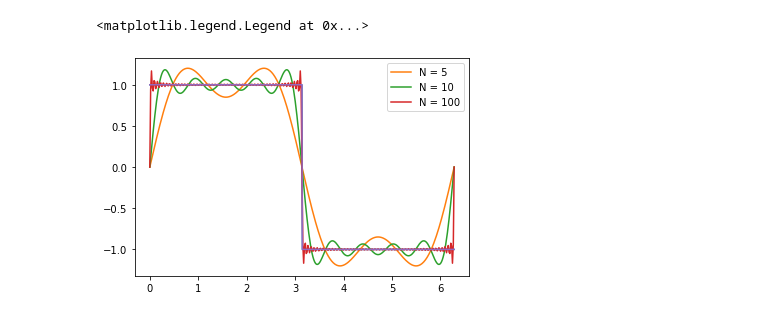
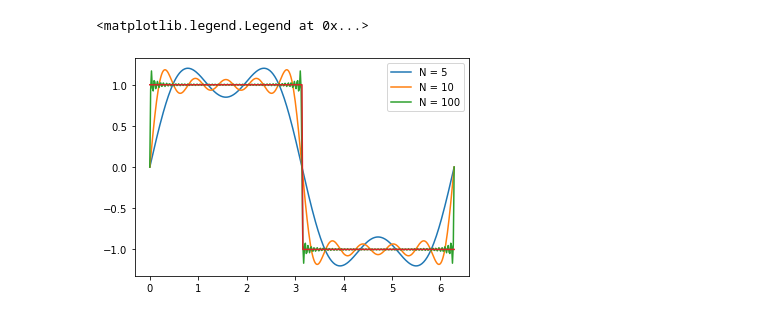
Before and after one commit to gallardo0825/fourier1-2, a Jupyter notebook: report1-2.ipynb, the cells around one changed output. Saved outputs shown, nothing was run; the diff lists cells and outputs as text; code cells hidden in the pictures.

```diff
--- a/report1-2.ipynb
+++ b/report1-2.ipynb
@@ -1,29 +1,26 @@
 # %%
 import math
 import numpy as np
 %matplotlib inline
 import matplotlib.pyplot as plt
-t = np.arange(0,2*np.pi,0.01)
-n = len(t)
-y = np.zeros(n)
-for i in range(n):
-   if t[i] <= np.pi:
+d = 360
+theta = np.linspace(0,2*np.pi,d+1)
+y = np.zeros(len(theta))
+for i in range(len(theta)):
+   if theta[i] <= np.pi:
        y[i] = 1
    else:
        y[i] = -1
-plt.plot(t,y)
-d = 360
-theta = np.linspace(0,2*np.pi,d+1)
 attempts = np.array([5,10,100])
 for i in range(3):
    n = attempts[i]
    z = np.zeros(d+1)
    for k in range(1,n,2):
       bk = 4 /np.pi/k
       z += bk*np.imag(np.exp(1.j*k*theta))
    plt.plot(theta,z,label = "N = " + str(n))
-plt.plot(t,y)
+plt.plot(theta,y)
 plt.legend(loc='upper right',fontsize=10)
 # %% [output]
 <matplotlib.legend.Legend at 0x...>
-[figure, old version]
+[figure, new version]
```
Also changed, not shown: parts of 1 cell of this notebook.
